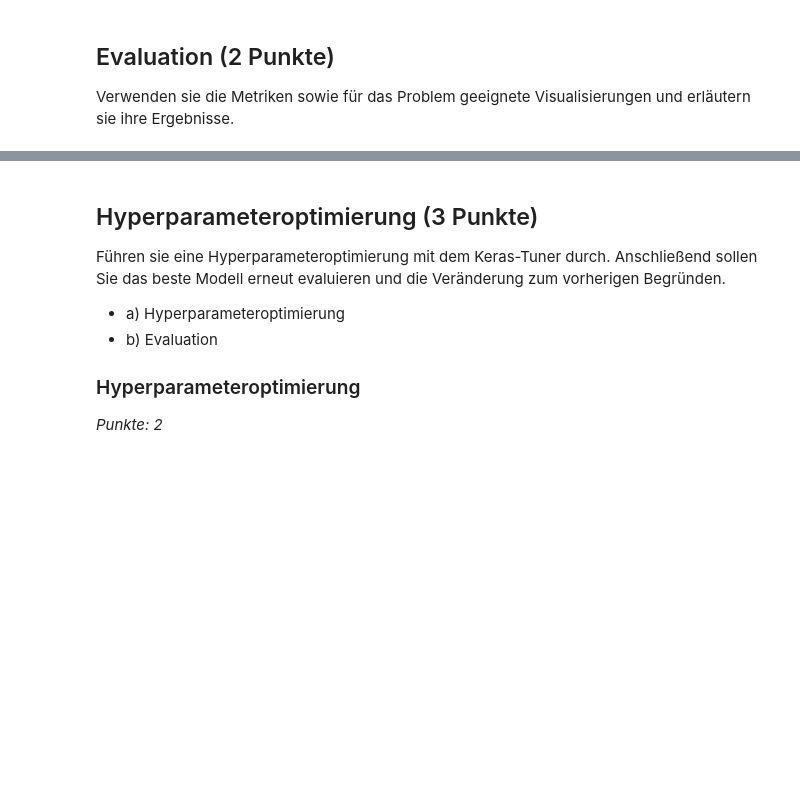
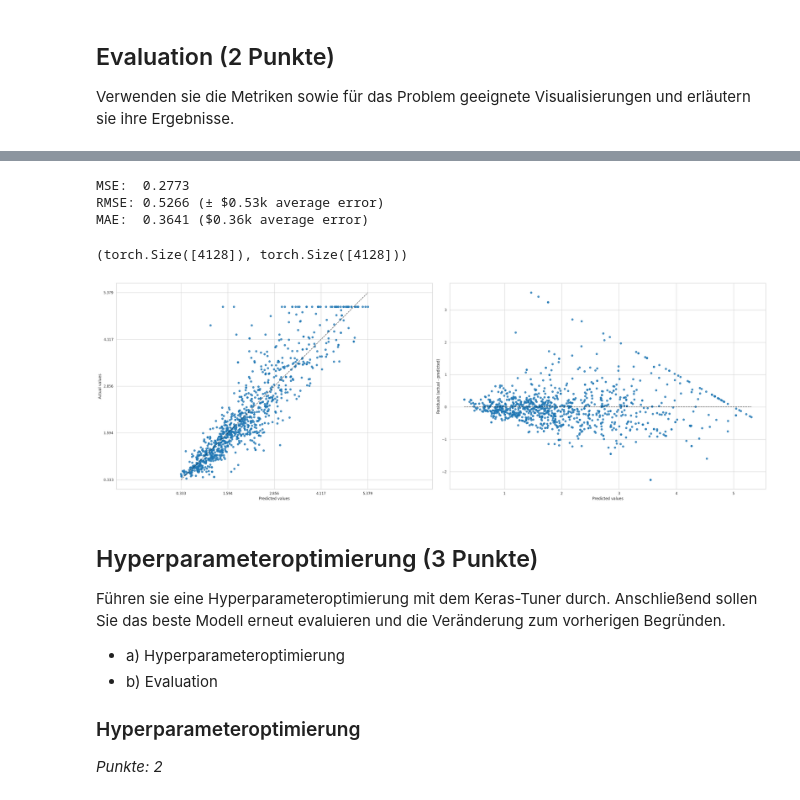
Before and after one commit to iLuckyW/lecture-ai-advanced, a Jupyter notebook: chapter/05_assessment/01_assessment/01_testat_nn_regression.ipynb, the cells around one changed output, grey strips where cells are left out. Saved outputs shown, nothing was run; the diff lists cells and outputs as text; code cells hidden in the pictures; blank space fills up the shorter version.

```diff
--- a/chapter/05_assessment/01_assessment/01_testat_nn_regression.ipynb
+++ b/chapter/05_assessment/01_assessment/01_testat_nn_regression.ipynb
@@ -96,3 +72,13 @@ target = df['target']
+# %%
+from sklearn.preprocessing import RobustScaler
+import torch
+
+data = RobustScaler().fit_transform(df.loc[:, :'Longitude'])
+target = df['target']
+
+n = 20640
+x = torch.tensor(data, dtype=torch.float32)
+y = torch.tensor(target, dtype=torch.float32).view(-1, 1)
 # %% [markdown]
 ## Modeling (3 Punkte)
 Ihre nächste Aufgabe ist es das Training vorzubereiten und den richtigen ML-Algorithmus auszuwählen. Dafür müssen Sie die folgenden Teilaufgaben erledigen:
@@ -306,3 +322,43 @@ Verwenden sie die Metriken sowie für das Problem geeignete Visualisierungen und
+# %%
+model.load_state_dict(torch.load('./data/01_testat_nn/model.pth'))
+
+train_metrics = compute_metrics(model, train_loader)
+val_metrics = compute_metrics(model, val_loader)
+test_metrics = compute_metrics(model, test_loader)  # Compute test metrics
+print(f"MSE:  {test_metrics['mse']:.4f}")
+print(f"RMSE: {test_metrics['rmse']:.4f} (± ${test_metrics['rmse']:.2f}k average error)")
+print(f"MAE:  {test_metrics['mae']:.4f} (${test_metrics['mae']:.2f}k average error)")
+# %% [output]
+MSE:  0.2773
+RMSE: 0.5266 (± $0.53k average error)
+MAE:  0.3641 ($0.36k average error)
+# %%
+y[test_ids].flatten().shape, model(x[test_ids]).flatten().shape
+# %% [output]
+(torch.Size([4128]), torch.Size([4128]))
+# %%
+from sklearn.metrics import PredictionErrorDisplay
+
+fig, (ax1, ax2) = plt.subplots(1, 2, figsize=(30, 10))
+
+y_true = y[test_ids].numpy().ravel()
+y_pred = model(x[test_ids]).detach().numpy().ravel()
+
+PredictionErrorDisplay.from_predictions(
+    y_true,
+    y_pred,
+    ax=ax1,
+    kind='actual_vs_predicted',
+)
+PredictionErrorDisplay.from_predictions(
+    y_true,
+    y_pred,
+    kind='residual_vs_predicted',
+    ax=ax2,
+)
+fig.tight_layout()
+# %% [output]
+[figure, added]
 # %% [markdown]
 ## Hyperparameteroptimierung (3 Punkte)
 
```
Also changed, not shown: parts of 13 cells of this notebook, 1 other file.
